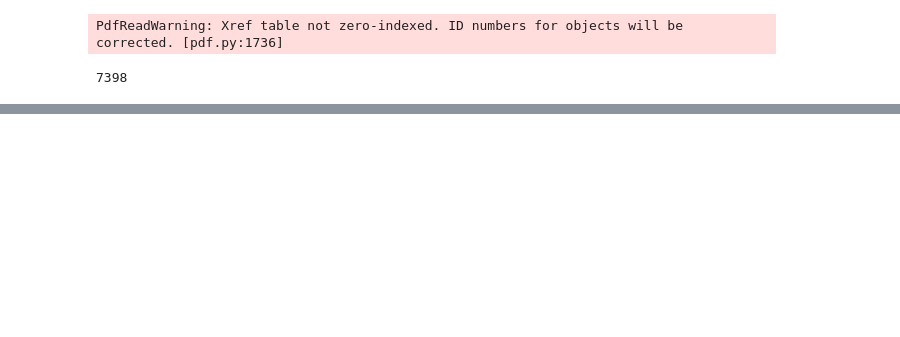
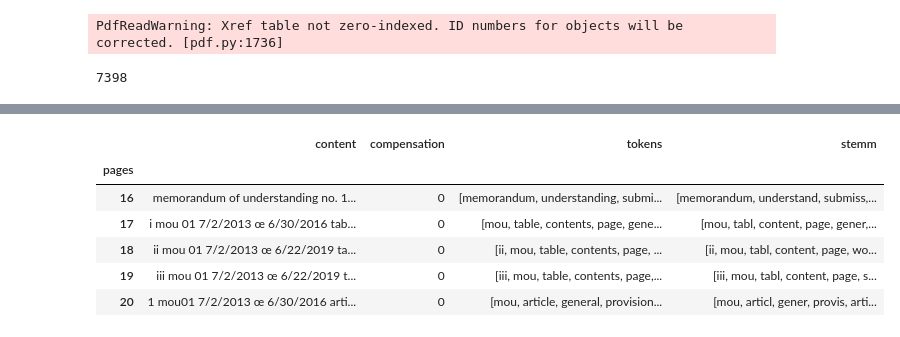
Before and after one commit to Anes31/NLP_LA_job, a Jupyter notebook: LA_Contracts.ipynb, the cells around one changed output, grey strips where cells are left out. Drawn from its saved outputs; the diff is of its cells as text; code cells hidden in the pictures; blank space fills up the shorter version.

```diff
--- a/LA_Contracts.ipynb
+++ b/LA_Contracts.ipynb
@@ -44,0 +143,7 @@ print(new_contract_first_page)
+# %%
+LAData_tokens.to_csv('LAData_nosw.csv', encoding='utf-8')
+LAData_nosw = pd.read_csv('LAData_nosw.csv', index_col = 'pages', names = ['pages', 'content', 'compensation', 'tokens'], header=0)
+LAData_nosw['tokens'] = LAData_nosw['tokens'].apply(literal_eval)
+LAData_nosw.head()
+#LAData_nosw.describe()
+#LAData_nosw.dtypes
@@ -44,0 +158,15 @@ print(new_contract_first_page)
+# %%
+from nltk.stem import PorterStemmer
+
+stemmer = PorterStemmer()
+
+LAData_nosw['stemm'] = LAData_nosw['tokens'].apply(lambda x : [stemmer.stem(item) for item in x])
+LAData_nosw.head()
+# %% [output]
+|  | content | compensation | tokens | stemm |
+| pages |  |  |  |  |
+| 16 | memorandum of understanding no. 1... | 0 | [memorandum, understanding, submi... | [memorandum, understand, submiss,... |
+| 17 | i mou 01 7/2/2013 œ 6/30/2016 tab... | 0 | [mou, table, contents, page, gene... | [mou, tabl, content, page, gener,... |
+| 18 | ii mou 01 7/2/2013 œ 6/22/2019 ta... | 0 | [ii, mou, table, contents, page, ... | [ii, mou, tabl, content, page, wo... |
+| 19 | iii mou 01 7/2/2013 œ 6/22/2019 t... | 0 | [iii, mou, table, contents, page,... | [iii, mou, tabl, content, page, s... |
+| 20 | 1 mou01 7/2/2013 œ 6/30/2016 arti... | 0 | [mou, article, general, provision... | [mou, articl, gener, provis, arti... |
```
Also changed, not shown: parts of 30 cells of this notebook.
